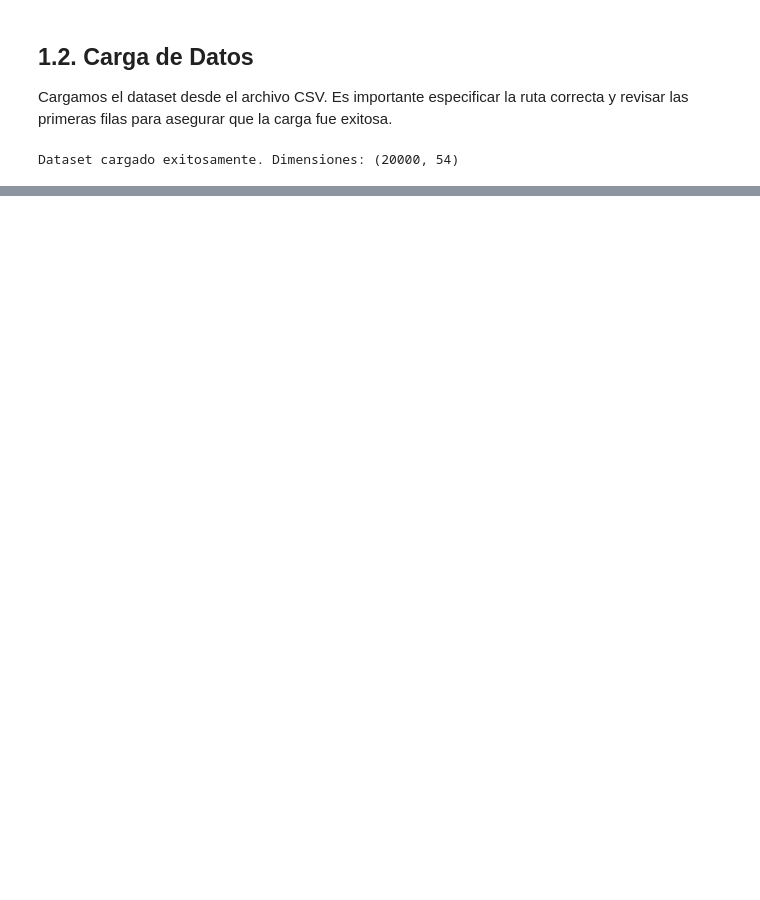
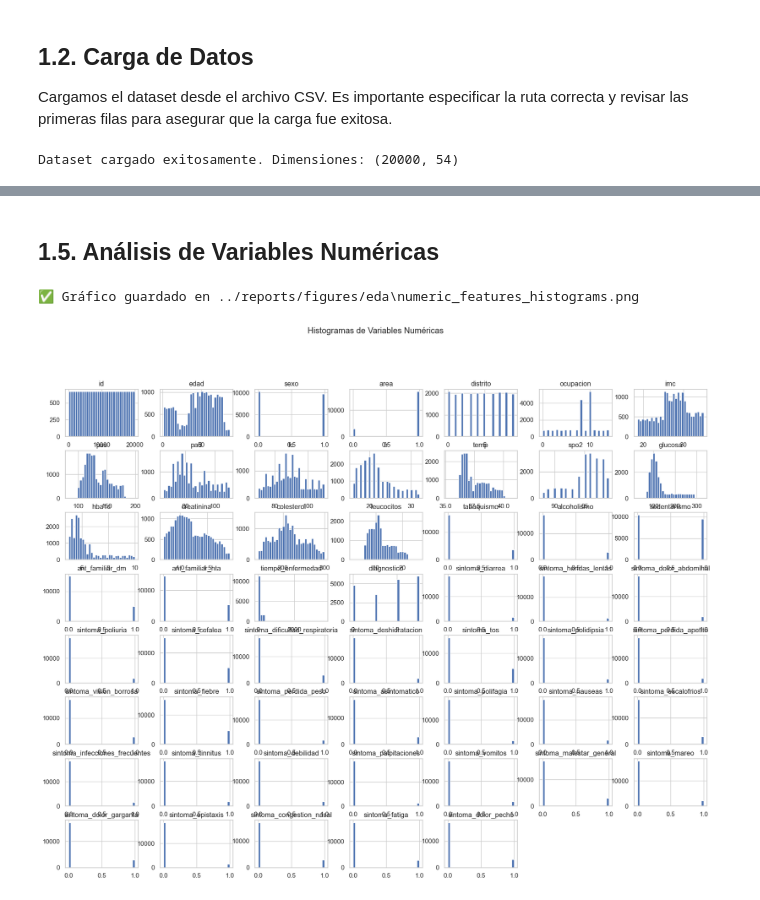
Before and after one commit to MarksSC19/proyecto_cdss_huancayo, a Jupyter notebook: notebooks/01_EDA.ipynb, the cells around one changed output, grey strips where cells are left out. Cells and saved outputs as stored; diff of their text form; code cells hidden in the pictures; blank space fills up the shorter version.

```diff
--- a/notebooks/01_EDA.ipynb
+++ b/notebooks/01_EDA.ipynb
@@ -19,3 +20,19 @@ plt.rcParams["figure.figsize"] = (12, 8)
 print("Librerías importadas correctamente.")
 # %% [output]
 Librerías importadas correctamente.
+# %%
+# --- INICIO: Celda de configuración para guardado ---
+# 1. Crear carpetas para los reportes si no existen
+FIGS_PATH = "../reports/figures/eda"
+METRICS_PATH = "../reports/metrics"
+os.makedirs(FIGS_PATH, exist_ok=True)
+os.makedirs(METRICS_PATH, exist_ok=True)
+
+# 2. Inicializar contadores
+nuevos_graficos = 0
+graficos_omitidos = 0
+nuevas_tablas = 0
+tablas_omitidas = 0
+
+print(f"Directorios listos en: {FIGS_PATH} y {METRICS_PATH}")
+print("Contadores inicializados.")
@@ -134,0 +172,18 @@ Name: proportion, dtype: float64
+# %% [markdown]
+## 1.5. Análisis de Variables Numéricas
+# %%
+df.hist(bins=30, figsize=(20, 15))
+plt.suptitle("Histogramas de Variables Numéricas")
+
+path_figura = os.path.join(FIGS_PATH, "numeric_features_histograms.png")
+if not os.path.exists(path_figura):
+    plt.savefig(path_figura, dpi=300, bbox_inches="tight")
+    print(f"✅ Gráfico guardado en {path_figura}")
+    nuevos_graficos += 1
+else:
+    print(f"⏭️ Archivo {path_figura} ya existe, omitiendo...")
+    graficos_omitidos += 1
+plt.show()
+# %% [output]
+✅ Gráfico guardado en ../reports/figures/eda\numeric_features_histograms.png
+[figure, added]
```
Also changed, not shown: parts of 30 cells of this notebook, 45 other files.
